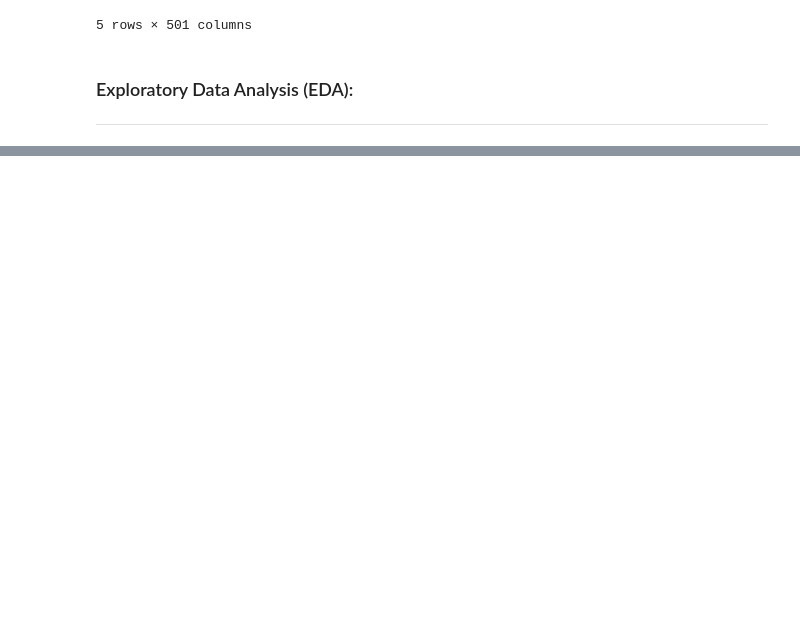
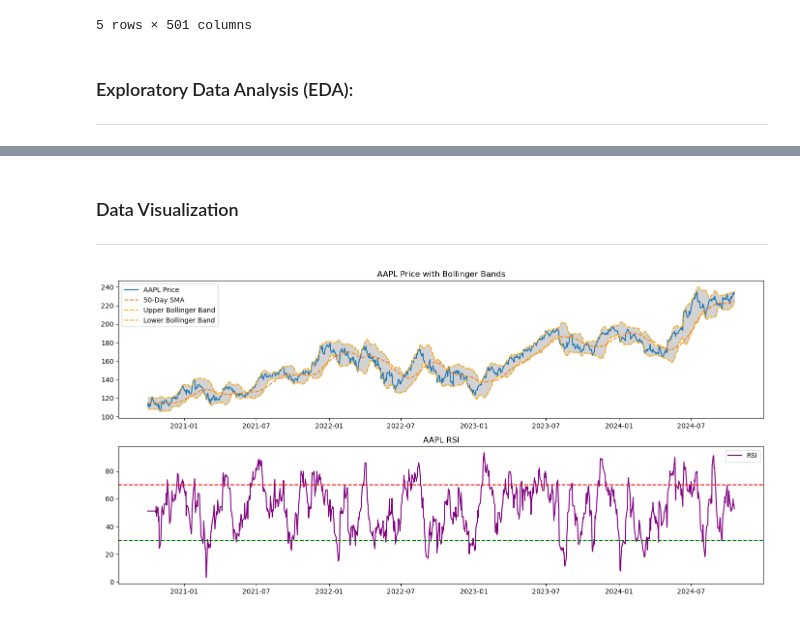
Before and after one commit to Corey-Holton/Group_project_2, a Jupyter notebook: notebooks/christian_exploration/stock_analysis.ipynb, the cells around one changed output, grey strips where cells are left out. Cells and saved outputs as stored; diff of their text form; code cells hidden in the pictures; blank space fills up the shorter version.

Commit message:
Refactored main stock analysis

```diff
--- a/notebooks/christian_exploration/stock_analysis.ipynb
+++ b/notebooks/christian_exploration/stock_analysis.ipynb
@@ -216,0 +260,21 @@ for name, df in clean_feature_dataframes.items():
+# %%
+# Assign clean dataframes to individual variables for easier access
+
+# Returns and Volatility Calculations
+returns = clean_feature_dataframes["returns"]
+daily_volatility = clean_feature_dataframes["daily_volatility"]
+
+# Technical Indicators
+rsi = clean_feature_dataframes["rsi"]
+sma_50 = clean_feature_dataframes["sma_50"]
+sma_100 = clean_feature_dataframes["sma_100"]
+sma_200 = clean_feature_dataframes["sma_200"]
+upper_band = clean_feature_dataframes["upper_band"]
+lower_band = clean_feature_dataframes["lower_band"]
+
+# Support and Resistance Levels
+support = clean_feature_dataframes["support"]
+resistance = clean_feature_dataframes["resistance"]
+
+# Trading Signals
+actions = clean_feature_dataframes["actions"]
@@ -216,0 +320,25 @@ for name, df in clean_feature_dataframes.items():
+# %% [markdown]
+### Data Visualization
+___
+# %%
+# Plot RSI and Bollinger Bands for a sample stock (e.g., AAPL)
+ticker_sample = 'AAPL'
+plt.figure(figsize=(14, 7))
+plt.subplot(2, 1, 1)
+plt.plot(data[ticker_sample], label=f'{ticker_sample} Price')
+plt.plot(sma_50[ticker_sample], label='50-Day SMA', linestyle='--')
+plt.plot(upper_band[ticker_sample], label='Upper Bollinger Band', linestyle='--', color='orange')
+plt.plot(lower_band[ticker_sample], label='Lower Bollinger Band', linestyle='--', color='orange')
+plt.fill_between(data.index, lower_band[ticker_sample], upper_band[ticker_sample], color='lightgray')
+plt.legend()
+plt.title(f'{ticker_sample} Price with Bollinger Bands')
+plt.subplot(2, 1, 2)
+plt.plot(rsi[ticker_sample], label='RSI', color='purple')
+plt.axhline(70, color='red', linestyle='--')
+plt.axhline(30, color='green', linestyle='--')
+plt.legend()
+plt.title(f'{ticker_sample} RSI')
+plt.tight_layout()
+plt.show()
+# %% [output]
+[figure, added]
```
Also changed, not shown: parts of 14 cells of this notebook, 2 other files.
